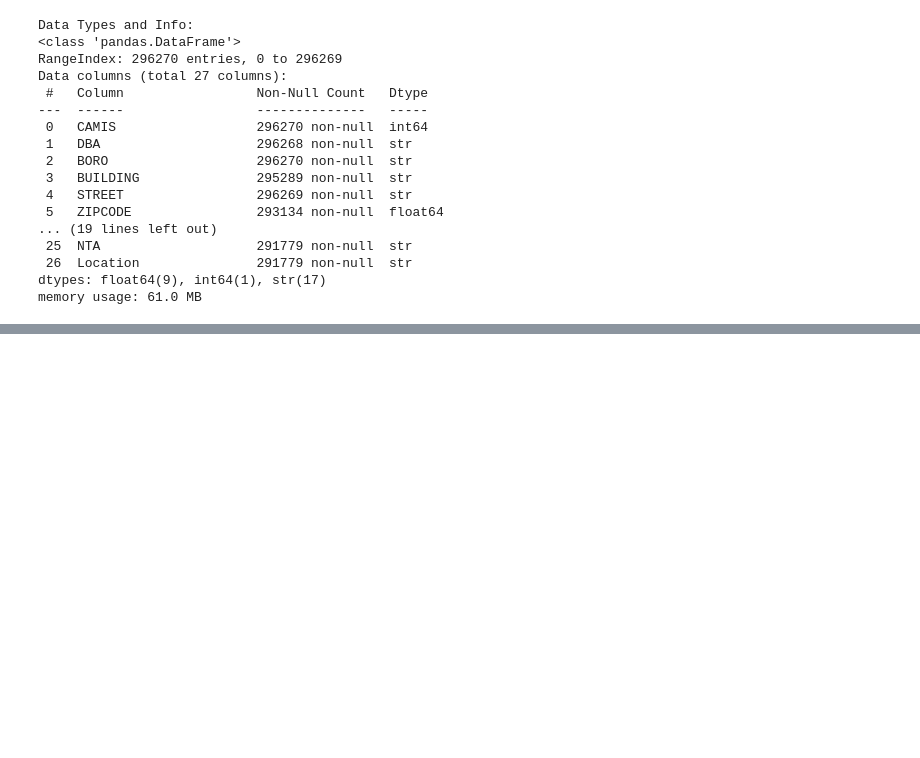
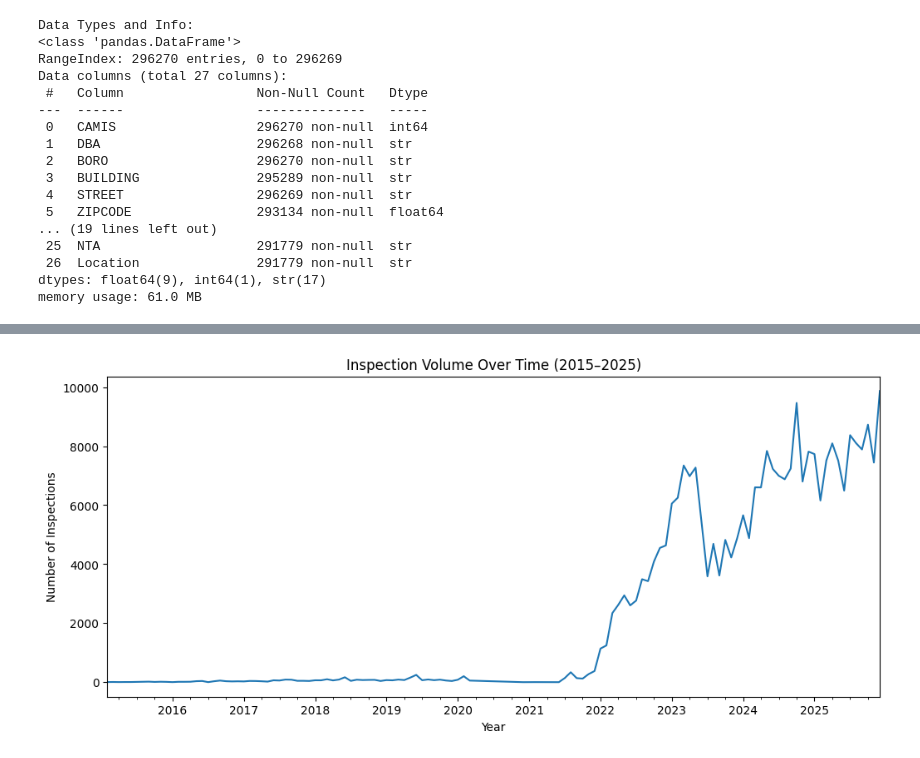
Before and after one commit to SU-IST707-SP26/group-project-team-pandas, a Jupyter notebook: work/01_initial_exploration.ipynb, the cells around one changed output, grey strips where cells are left out. Saved outputs shown, nothing was run; the diff lists cells and outputs as text; code cells hidden in the pictures; blank space fills up the shorter version.

```diff
--- a/work/01_initial_exploration.ipynb
+++ b/work/01_initial_exploration.ipynb
@@ -144,0 +219,15 @@ ModuleNotFoundError: No module named 'matplotlib'
+# %%
+df_2015_2025["YearMonth"] = df_2015_2025["INSPECTION DATE"].dt.to_period("M")
+
+monthly = df_2015_2025.groupby("YearMonth")["CAMIS"].count()
+
+plt.figure(figsize=(12,5))
+monthly.plot()
+
+plt.title("Inspection Volume Over Time (2015–2025)")
+plt.xlabel("Year")
+plt.ylabel("Number of Inspections")
+
+plt.show()
+# %% [output]
+[figure, added]
```
Also changed, not shown: parts of 7 cells of this notebook.
